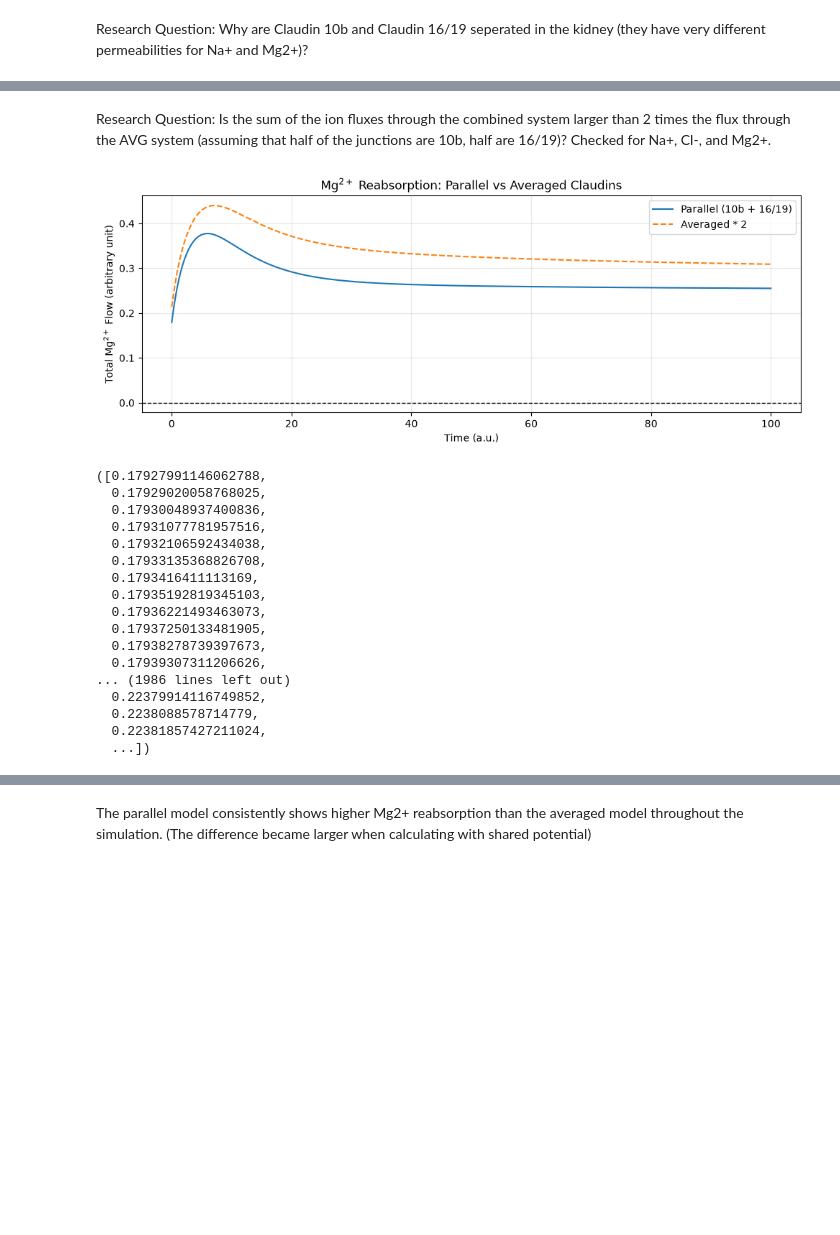
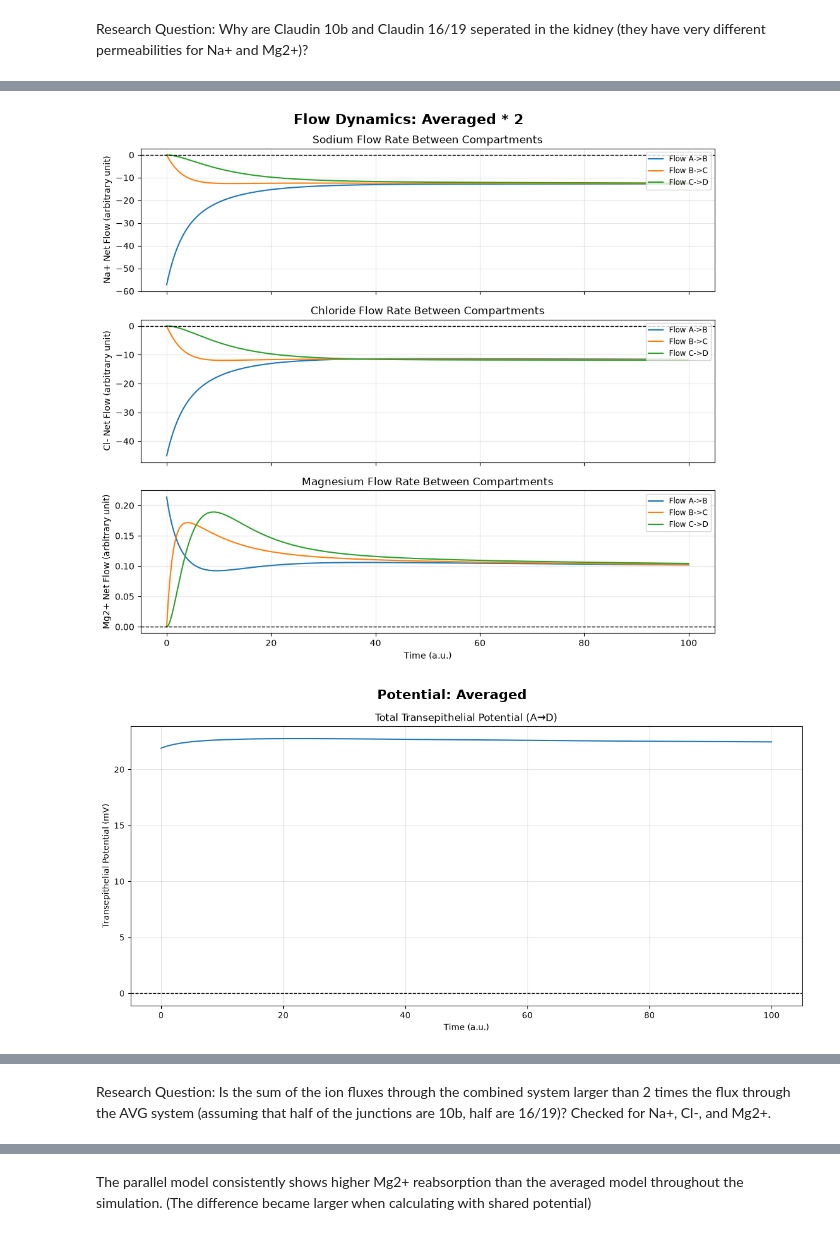
Before and after one commit to igalins/Tight-Junction-Simulation, a Jupyter notebook: calculations.ipynb, the cells around one changed output, grey strips where cells are left out. Cells and saved outputs as stored; diff of their text form; code cells hidden in the pictures; blank space fills up the shorter version.

```diff
--- a/calculations.ipynb
+++ b/calculations.ipynb
@@ -545,0 +75,8 @@ plot_ion_dynamics(history, time_axis)
+# %%
+# State 2, averaged claudin (cTAL)
+plot_flow_dynamics(result_state2_avg.flow_history['avg'], result_state2_avg.time_axis, title="Flow Dynamics: Averaged * 2")
+plot_membrane_potential(transepithelial_potential_avg, result_state2_avg.time_axis, title="Potential: Averaged")
+plot_ion_dynamics(result_state2_avg.concentration_history, result_state2_avg.time_axis)
+# %% [output]
+[figure, added]
+[figure, added]
@@ -546,71 +84,2 @@ plot_ion_dynamics(history, time_axis)
 # %% [markdown]
 Research Question: Is the sum of the ion fluxes through the combined system larger than 2 times the flux through the AVG system (assuming that half of the junctions are 10b, half are 16/19)? Checked for Na+, Cl-, and Mg2+.
-# %%
-def total_flow(flow_history, ion):
-    """Sums flux for one ion across all junctions at each timestep."""
-    n_steps = len(next(iter(flow_history.values()))[ion])
-    return [sum(flow_history[j][ion][t] for j in flow_history) for t in range(n_steps)]
-
-
-ION_LABELS = {'Na': 'Na$^+$', 'Cl': 'Cl$^-$', 'Mg': 'Mg$^{2+}$'}
-
-def plot_total_flux_comparison(saved_parallel, saved_avg, ion='Mg'):
-    """
-    Compares total flux (summed across all junctions) between the parallel
-    (Cldn10b + Cldn16/19) and averaged (single averaged claudin, doubled
-    permeability) simulation modes, for the given ion ('Na', 'Cl', or 'Mg').
-    """
-    flow_10b, flow_16_19, time_axis = saved_parallel
-    flow_avg, _ = saved_avg
-
-    flux_parallel = [a + b for a, b in zip(
-        total_flow(flow_10b, ion),
-        total_flow(flow_16_19, ion)
-    )]
-    flux_avg = total_flow(flow_avg, ion)
-
-    label = ION_LABELS.get(ion, ion)
-
-    plt.figure(figsize=(10, 4))
-    plt.plot(time_axis, flux_parallel, label='Parallel (10b + 16/19)')
-    plt.plot(time_axis, flux_avg,      label='Averaged * 2', linestyle='--')
-    plt.axhline(0, color='black', lw=1, ls='--')
-    plt.ylabel(f'Total {label} Flow (arbitrary unit)')
-    plt.xlabel('Time (a.u.)')
-    plt.title(f'{label} Reabsorption: Parallel vs Averaged Claudins')
-    plt.legend()
-    plt.grid(True, alpha=0.3)
-    plt.tight_layout()
-    plt.savefig(f"figures/state_{STATE}_{ion.lower()}_comparison.png")
-    plt.show()
-
-    return flux_parallel, flux_avg
-
-
-# Backwards-compatible alias for the Mg-specific research question above
-def plot_mg_comparison(saved_parallel, saved_avg):
-    return plot_total_flux_comparison(saved_parallel, saved_avg, ion='Mg')
-
-# Call only once both modes have been run! e.g.:
-plot_total_flux_comparison(saved_parallel, saved_avg, ion='Mg')
-# plot_total_flux_comparison(saved_parallel, saved_avg, ion='Na')
-# plot_total_flux_comparison(saved_parallel, saved_avg, ion='Cl')
-# %% [output]
-[figure, removed]
-([0.17927991146062788,
-  0.17929020058768025,
-  0.17930048937400836,
-  0.17931077781957516,
-  0.17932106592434038,
-  0.17933135368826708,
-  0.1793416411113169,
-  0.17935192819345103,
-  0.17936221493463073,
-  0.17937250133481905,
-  0.17938278739397673,
-  0.17939307311206626,
-... (1986 lines left out)
-  0.22379914116749852,
-  0.2238088578714779,
-  0.22381857427211024,
-  ...])
```
Also changed, not shown: parts of 43 cells of this notebook.
